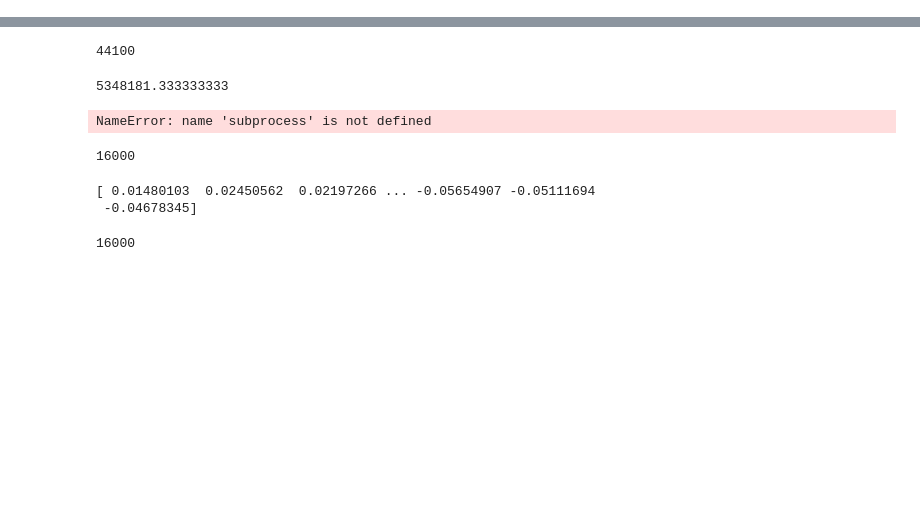
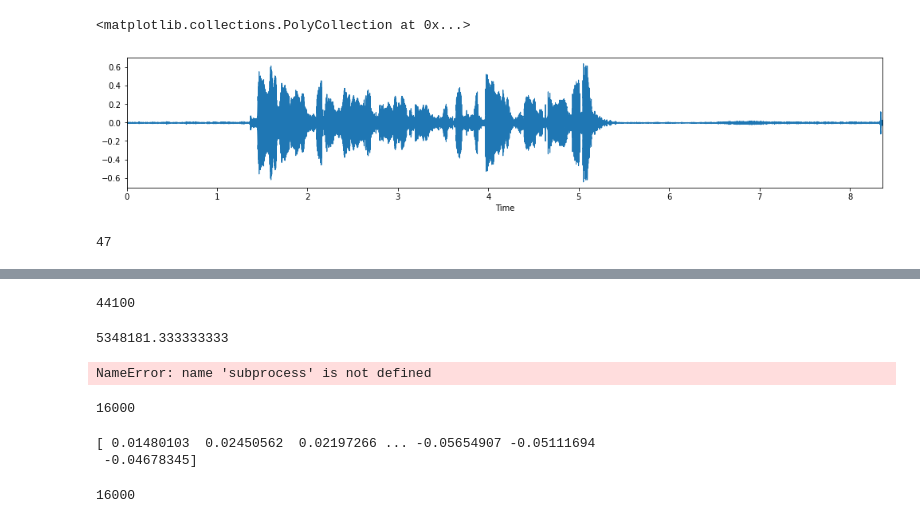
Before and after one commit to DAHYUN-HAN/Speech_to_Text, a Jupyter notebook: Untitled1.ipynb, the cells around one changed output, grey strips where cells are left out. Cells and saved outputs as stored; diff of their text form; code cells hidden in the pictures; blank space fills up the shorter version.

```diff
--- a/Untitled1.ipynb
+++ b/Untitled1.ipynb
@@ -18,0 +51,9 @@ def load(file_name):
+# %%
+i = 55
+# %%
+y, sr = load('capture/split2/'+str(i) + '_capture.wav')
+plt.figure(figsize=(17,3))
+librosa.display.waveplot(y, sr=sr)
+# %% [output]
+<matplotlib.collections.PolyCollection at 0x...>
+[figure, added]
@@ -18,0 +63,4 @@ def load(file_name):
+# %%
+i
+# %% [output]
+47
```
Also changed, not shown: parts of 11 cells of this notebook, 5 other files.
